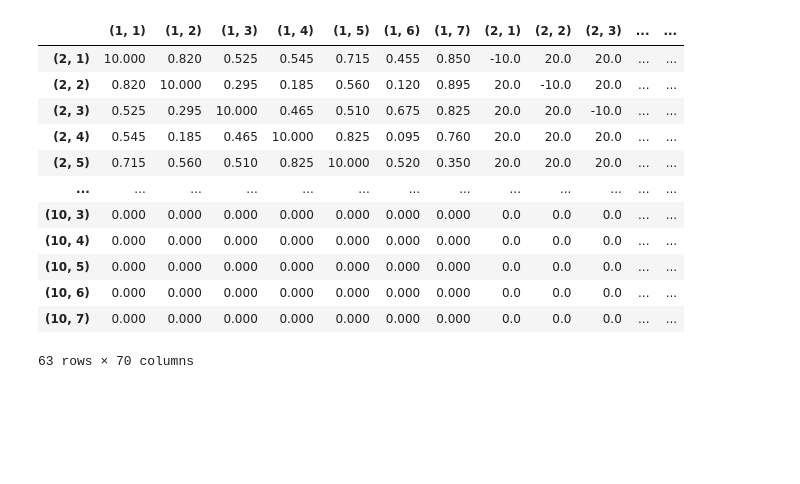
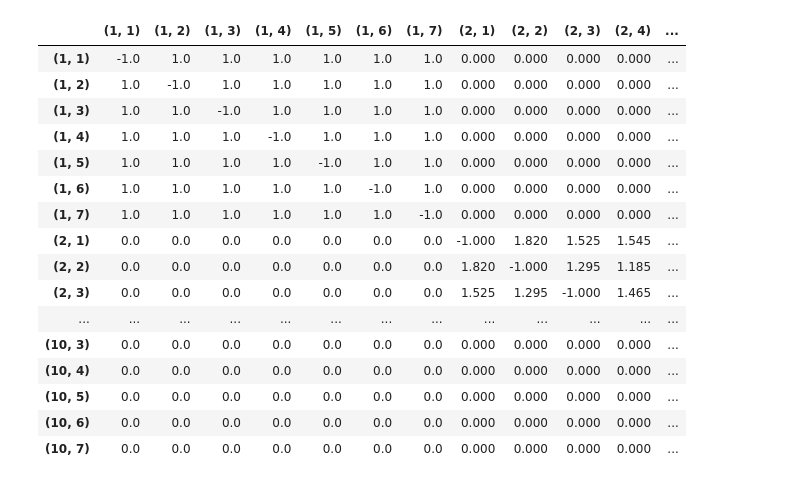
Before and after one commit to borjaregueral/qubo_defitintion_supply_chain, a Jupyter notebook: qubo_definition.ipynb, the cells around one changed output. Cells and saved outputs as stored; diff of their text form; code cells hidden in the pictures; blank space fills up the shorter version.

Commit message:
qubo_definition corrected after meeting20240301

```diff
--- a/qubo_definition.ipynb
+++ b/qubo_definition.ipynb
@@ -175,0 +194,2 @@ def penalty_C3_qubo(subpart):
+# %%
+constraint_C3(subpart)
@@ -176,3 +214,20 @@ def penalty_C3_qubo(subpart):
+# %%
+def constraint_C3(subparts):
+    # Define the range of sites
+    num_sites = data_df['Arrival/Departure site'].max()
+     # Get the maximum part number from PBS
+    max_part = max(r for r, _ in PBS)
+
+    # Initialize the constraint dictionary
+    constraint_C3 = {}
+
+    # Loop over all tuples in subparts and sites to build the QUBO terms
+    for r, s in subparts:
+        for i in range(1, num_sites + 1):
+            # Add a penalty term for assigning both sub-parts r and s to the same site i
+            constraint_C3[(r, i), (s, i)] = 1  # The penalty weight is set to 1
+
+    return constraint_C3
 # %%
 # Auxiliary function to multiply penalties by QUBO dictionaries
 
@@ -217,7 +272,7 @@ def calculate_qubo(penalties_qubos):
 def qubo_matrix_df(Q):
     Q_df = (
         pd.Series(Q)  # Convert the QUBO dictionary into a pandas Series
-        .pipe(lambda s: pd.DataFrame(s, index=pd.MultiIndex.from_tuples(s.index)))  # Create a DataFrame with a multi-index from the keys of the QUBO dictionary
+        .pipe(lambda r: pd.DataFrame(r, index=pd.MultiIndex.from_tuples(r.index)))  # Create a DataFrame with a multi-index from the keys of the QUBO dictionary
         .unstack(level=0)  # Unstack the DataFrame to create a matrix
         .transpose()  # Transpose the DataFrame
         .fillna(0)  # Fill NaN values with 0
@@ -235,37 +290,42 @@ C = cost_function_qubo(PBS)
 # C1 is the QUBO matrix for the first penalty term.
 # The penalty_C1_qubo function takes PBS as an argument and returns
 # the QUBO matrix for the first penalty term.
-C1 = penalty_C1_qubo(PBS)
+C1 = constraint_C1(PBS)
 
 # C2 is the QUBO matrix for the second penalty term.
 # The penalty_C2_qubo function takes PBS as an argument and returns
 # the QUBO matrix for the second penalty term.
-C2 = penalty_C2_qubo(PBS)
+C2 = constraint_C2(PBS)
 
 # C3 is the QUBO matrix for the third penalty term.
 # The penalty_C3_qubo function takes subpart as an argument and returns
 # the QUBO matrix for the third penalty term.
-C3 = penalty_C3_qubo(subpart)
+C3 = constraint_C3(subpart)
 # %%
 # Introduce the structure of the Qubo problem
-penalties_qubos = [(1, C), (lambda_1, C1), (lambda_2, C2), (lambda_3, C3)]
+# (1, C), (1, C1), (1, C2), (1, C3)
+penalties_qubos = [(1, C), (1, C1), (1, C2), (1, C3)]
 # Calculate the Qubo matrix
 Q = calculate_qubo(penalties_qubos)
 # QUBO matrix as a df for inspection
 Q_df = qubo_matrix_df(Q)
 # Show Q_df
 Q_df
 # %% [output]
-|  | (1, 1) | (1, 2) | (1, 3) | (1, 4) | (1, 5) | (1, 6) | (1, 7) | (2, 1) | (2, 2) | (2, 3) | ... | ... |
-| (2, 1) | 10.000 | 0.820 | 0.525 | 0.545 | 0.715 | 0.455 | 0.850 | -10.0 | 20.0 | 20.0 | ... | ... |
-| (2, 2) | 0.820 | 10.000 | 0.295 | 0.185 | 0.560 | 0.120 | 0.895 | 20.0 | -10.0 | 20.0 | ... | ... |
-| (2, 3) | 0.525 | 0.295 | 10.000 | 0.465 | 0.510 | 0.675 | 0.825 | 20.0 | 20.0 | -10.0 | ... | ... |
-| (2, 4) | 0.545 | 0.185 | 0.465 | 10.000 | 0.825 | 0.095 | 0.760 | 20.0 | 20.0 | 20.0 | ... | ... |
-| (2, 5) | 0.715 | 0.560 | 0.510 | 0.825 | 10.000 | 0.520 | 0.350 | 20.0 | 20.0 | 20.0 | ... | ... |
+|  | (1, 1) | (1, 2) | (1, 3) | (1, 4) | (1, 5) | (1, 6) | (1, 7) | (2, 1) | (2, 2) | (2, 3) | (2, 4) | ... |
+| (1, 1) | -1.0 | 1.0 | 1.0 | 1.0 | 1.0 | 1.0 | 1.0 | 0.000 | 0.000 | 0.000 | 0.000 | ... |
+| (1, 2) | 1.0 | -1.0 | 1.0 | 1.0 | 1.0 | 1.0 | 1.0 | 0.000 | 0.000 | 0.000 | 0.000 | ... |
+| (1, 3) | 1.0 | 1.0 | -1.0 | 1.0 | 1.0 | 1.0 | 1.0 | 0.000 | 0.000 | 0.000 | 0.000 | ... |
+| (1, 4) | 1.0 | 1.0 | 1.0 | -1.0 | 1.0 | 1.0 | 1.0 | 0.000 | 0.000 | 0.000 | 0.000 | ... |
+| (1, 5) | 1.0 | 1.0 | 1.0 | 1.0 | -1.0 | 1.0 | 1.0 | 0.000 | 0.000 | 0.000 | 0.000 | ... |
+| (1, 6) | 1.0 | 1.0 | 1.0 | 1.0 | 1.0 | -1.0 | 1.0 | 0.000 | 0.000 | 0.000 | 0.000 | ... |
+| (1, 7) | 1.0 | 1.0 | 1.0 | 1.0 | 1.0 | 1.0 | -1.0 | 0.000 | 0.000 | 0.000 | 0.000 | ... |
+| (2, 1) | 0.0 | 0.0 | 0.0 | 0.0 | 0.0 | 0.0 | 0.0 | -1.000 | 1.820 | 1.525 | 1.545 | ... |
+| (2, 2) | 0.0 | 0.0 | 0.0 | 0.0 | 0.0 | 0.0 | 0.0 | 1.820 | -1.000 | 1.295 | 1.185 | ... |
+| (2, 3) | 0.0 | 0.0 | 0.0 | 0.0 | 0.0 | 0.0 | 0.0 | 1.525 | 1.295 | -1.000 | 1.465 | ... |
 | ... | ... | ... | ... | ... | ... | ... | ... | ... | ... | ... | ... | ... |
-| (10, 3) | 0.000 | 0.000 | 0.000 | 0.000 | 0.000 | 0.000 | 0.000 | 0.0 | 0.0 | 0.0 | ... | ... |
-| (10, 4) | 0.000 | 0.000 | 0.000 | 0.000 | 0.000 | 0.000 | 0.000 | 0.0 | 0.0 | 0.0 | ... | ... |
-| (10, 5) | 0.000 | 0.000 | 0.000 | 0.000 | 0.000 | 0.000 | 0.000 | 0.0 | 0.0 | 0.0 | ... | ... |
-| (10, 6) | 0.000 | 0.000 | 0.000 | 0.000 | 0.000 | 0.000 | 0.000 | 0.0 | 0.0 | 0.0 | ... | ... |
-| (10, 7) | 0.000 | 0.000 | 0.000 | 0.000 | 0.000 | 0.000 | 0.000 | 0.0 | 0.0 | 0.0 | ... | ... |
+| (10, 3) | 0.0 | 0.0 | 0.0 | 0.0 | 0.0 | 0.0 | 0.0 | 0.000 | 0.000 | 0.000 | 0.000 | ... |
+| (10, 4) | 0.0 | 0.0 | 0.0 | 0.0 | 0.0 | 0.0 | 0.0 | 0.000 | 0.000 | 0.000 | 0.000 | ... |
+| (10, 5) | 0.0 | 0.0 | 0.0 | 0.0 | 0.0 | 0.0 | 0.0 | 0.000 | 0.000 | 0.000 | 0.000 | ... |
+| (10, 6) | 0.0 | 0.0 | 0.0 | 0.0 | 0.0 | 0.0 | 0.0 | 0.000 | 0.000 | 0.000 | 0.000 | ... |
+| (10, 7) | 0.0 | 0.0 | 0.0 | 0.0 | 0.0 | 0.0 | 0.0 | 0.000 | 0.000 | 0.000 | 0.000 | ... |
-63 rows × 70 columns
```
Also changed, not shown: parts of 14 cells of this notebook.
